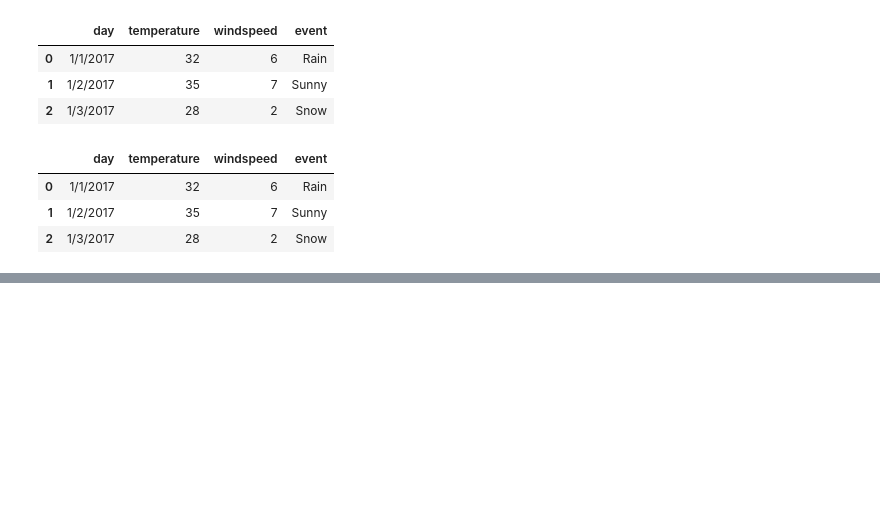
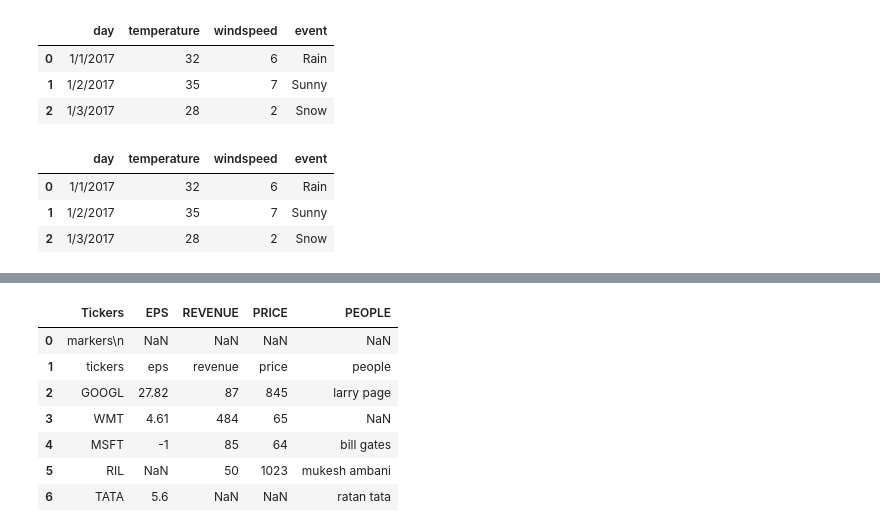
Before and after one commit to REZ-OAN/pythonForMl, a Jupyter notebook: pythonPandas/solve.ipynb, the cells around one changed output, grey strips where cells are left out. Saved outputs shown, nothing was run; the diff lists cells and outputs as text; code cells hidden in the pictures; blank space fills up the shorter version.

```diff
--- a/pythonPandas/solve.ipynb
+++ b/pythonPandas/solve.ipynb
@@ -301,0 +324,19 @@ df
+# %%
+## let say you do not have headers in your data set then
+## and also want to read first n rows
+## if there any values that you want to use as a null value then you can replace it
+## using na_values parameter this takes array or dictionary as an argument
+df = pd.read_csv("stock_data.csv",header=None,names=['Tickers','EPS','REVENUE','PRICE','PEOPLE'],nrows=7,na_values={'EPS':['not available','n.a.'],
+    'REVENUE':[-1],'PEOPLE':['not available','n.a.'],'PRICE':['not available','n.a.']})
+df
+## header = None means there is no header or declaring there is no header
+## and names are the columns name or heading of each columns
+# %% [output]
+|  | Tickers | EPS | REVENUE | PRICE | PEOPLE |
+| 0 | markers\n | NaN | NaN | NaN | NaN |
+| 1 | tickers | eps | revenue | price | people |
+| 2 | GOOGL | 27.82 | 87 | 845 | larry page |
+| 3 | WMT | 4.61 | 484 | 65 | NaN |
+| 4 | MSFT | -1 | 85 | 64 | bill gates |
+| 5 | RIL | NaN | 50 | 1023 | mukesh ambani |
+| 6 | TATA | 5.6 | NaN | NaN | ratan tata |
```
Also changed, not shown: parts of 8 cells of this notebook, 9 other files.
